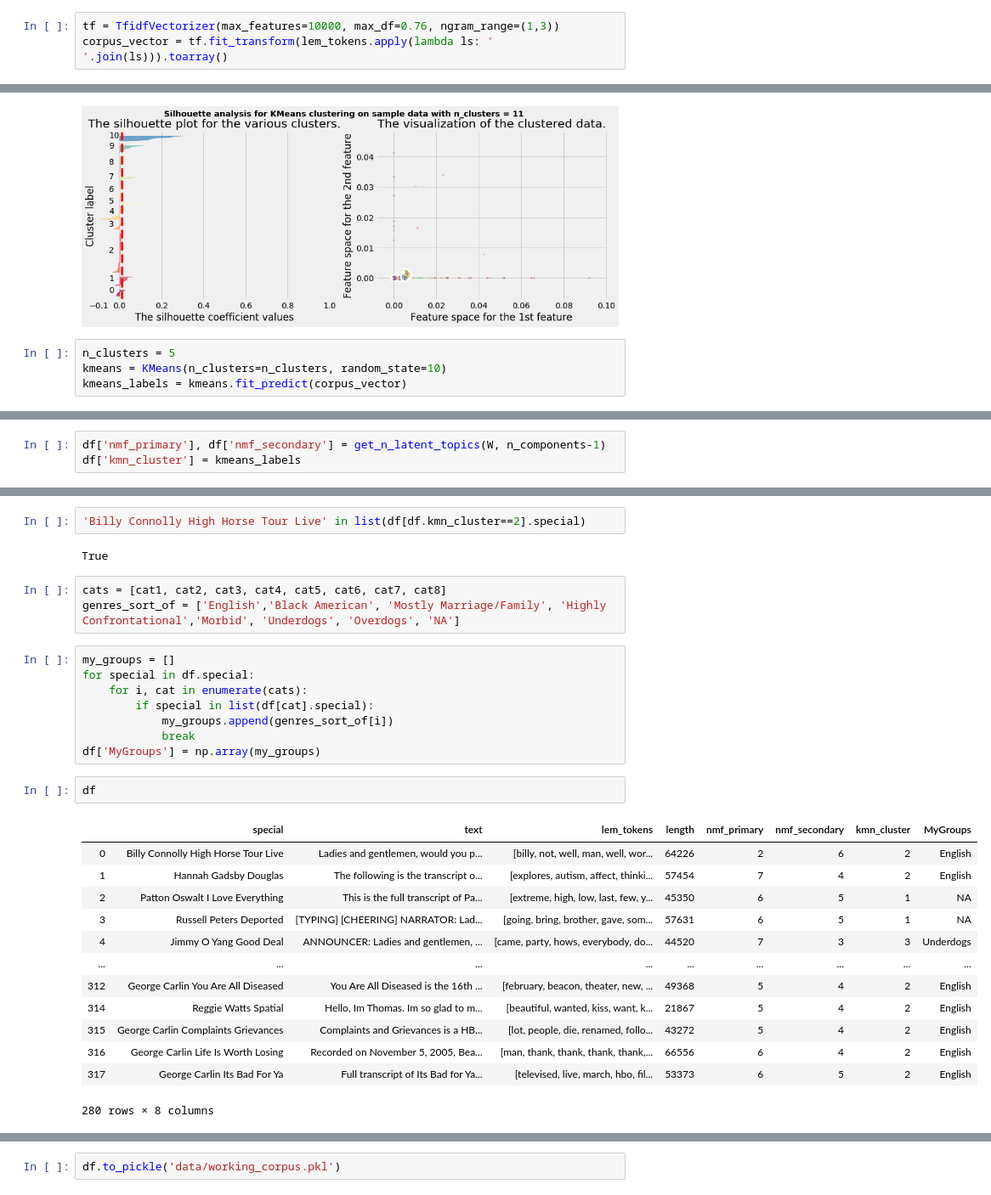
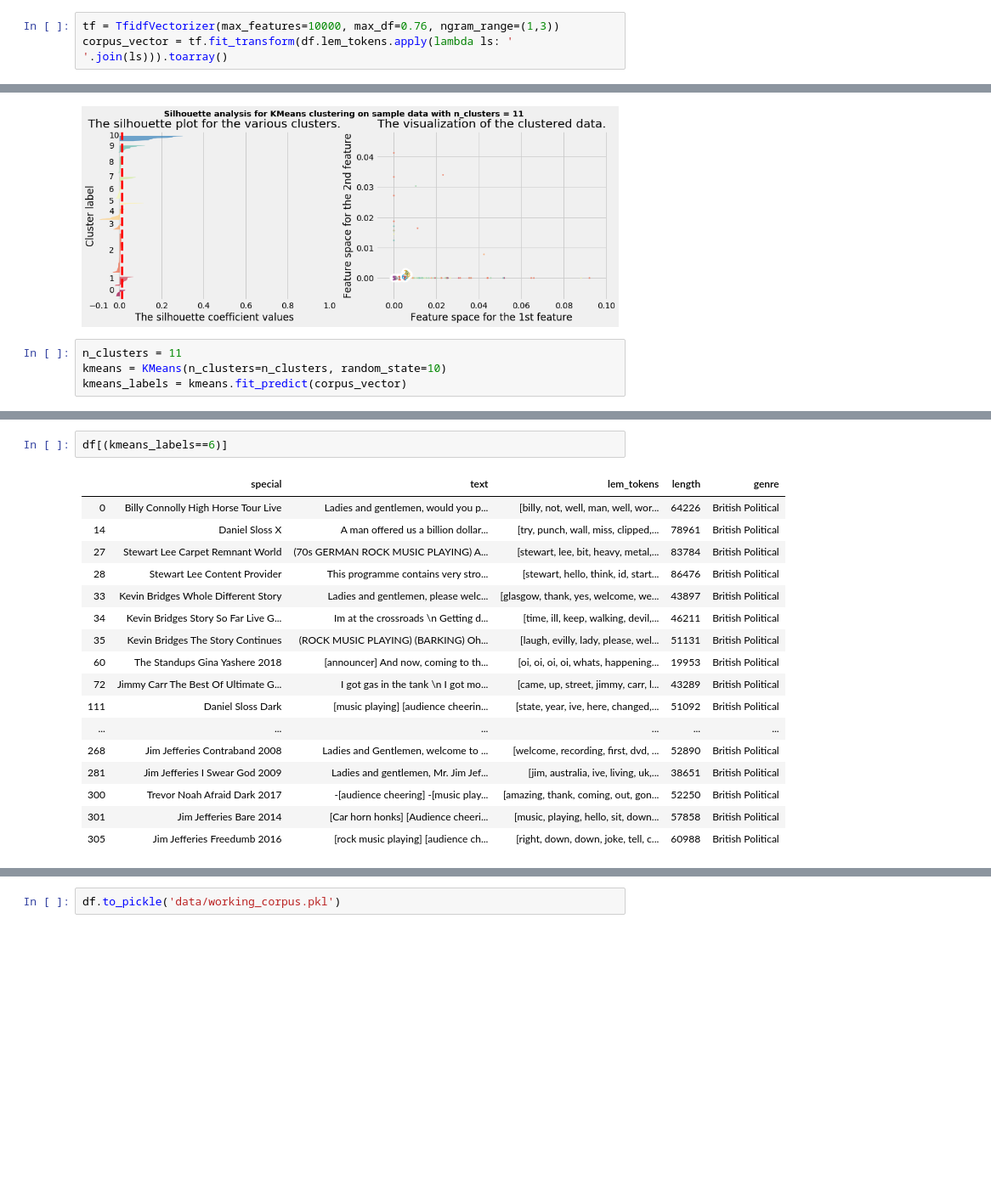
Before and after one commit to isaac-campbell-smith/Comedy_of_Errors, a Jupyter notebook: Clustering_Analysis.ipynb, the cells around one changed output, grey strips where cells are left out. Shown: that part at 85% size. Cells and saved outputs as stored; diff of their text form; blank space fills up the shorter version.

Commit message:
improved groups

```diff
--- a/Clustering_Analysis.ipynb
+++ b/Clustering_Analysis.ipynb
@@ -35,7 +35,7 @@ lem_tokens = lemmatize_tokens(df['text'])
 df['lem_tokens'] = lem_tokens
 # %%
 tf = TfidfVectorizer(max_features=10000, max_df=0.76, ngram_range=(1,3))
-corpus_vector = tf.fit_transform(lem_tokens.apply(lambda ls: ' '.join(ls))).toarray()
+corpus_vector = tf.fit_transform(df.lem_tokens.apply(lambda ls: ' '.join(ls))).toarray()
 # %%
 knife_graph(corpus_vector, range(2,12))
 plt.show()
@@ -61,7 +61,7 @@ For n_clusters = 11 The average silhouette_score is : 0.012934715039213987
 [figure]
 [figure]
 # %%
-n_clusters = 5
+n_clusters = 11
 kmeans = KMeans(n_clusters=n_clusters, random_state=10)
 kmeans_labels = kmeans.fit_predict(corpus_vector)
 # %%
@@ -102,6 +110,3 @@ Topic 7:
 fuckin, craig, dude, dog, louis, gay, wife, goin, shite, yacht, ron, motherfucker, da club, em, tiger, nazi, um, somebody, scottish, anyway, wee, pumpkin, kevin, dick, hollywood, pope, mate, tryin, do ...
 Topic 8:
 dick, mom, dude, um, pussy, gay, anthony, porn, cheer, suck, cunt, dog, girlfriend, bitch, parent, pregnant, vagina, penis, chuckle, boyfriend, fat, jesus, asshole, awesome, gun, blow, movie, asian, d ...
-# %%
-df['nmf_primary'], df['nmf_secondary'] = get_n_latent_topics(W, n_components-1)
-df['kmn_cluster'] = kmeans_labels
@@ -139,31 +113,20 @@ df[(~df.special.isin(my_list))]
-# %%
-'Billy Connolly High Horse Tour Live' in list(df[df.kmn_cluster==2].special)
-# %% [output]
-True
-# %%
-cats = [cat1, cat2, cat3, cat4, cat5, cat6, cat7, cat8]
-genres_sort_of = ['English','Black American', 'Mostly Marriage/Family', 'Highly Confrontational','Morbid', 'Underdogs', 'Overdogs', 'NA']
-# %%
-my_groups = []
-for special in df.special:
-    for i, cat in enumerate(cats):
-        if special in list(df[cat].special):
-            my_groups.append(genres_sort_of[i])
-            break
-df['MyGroups'] = np.array(my_groups)
 # %%
-df
+df[(kmeans_labels==6)]
 # %% [output]
-|  | special | text | lem_tokens | length | nmf_primary | nmf_secondary | kmn_cluster | MyGroups |
-| 0 | Billy Connolly High Horse Tour Live | Ladies and gentlemen, would you p... | [billy, not, well, man, well, wor... | 64226 | 2 | 6 | 2 | English |
-| 1 | Hannah Gadsby Douglas | The following is the transcript o... | [explores, autism, affect, thinki... | 57454 | 7 | 4 | 2 | English |
-| 2 | Patton Oswalt I Love Everything | This is the full transcript of Pa... | [extreme, high, low, last, few, y... | 45350 | 6 | 5 | 1 | NA |
-| 3 | Russell Peters Deported | [TYPING] [CHEERING] NARRATOR: Lad... | [going, bring, brother, gave, som... | 57631 | 6 | 5 | 1 | NA |
-| 4 | Jimmy O Yang Good Deal | ANNOUNCER: Ladies and gentlemen, ... | [came, party, hows, everybody, do... | 44520 | 7 | 3 | 3 | Underdogs |
-| ... | ... | ... | ... | ... | ... | ... | ... | ... |
-| 312 | George Carlin You Are All Diseased | You Are All Diseased is the 16th ... | [february, beacon, theater, new, ... | 49368 | 5 | 4 | 2 | English |
-| 314 | Reggie Watts Spatial | Hello, Im Thomas. Im so glad to m... | [beautiful, wanted, kiss, want, k... | 21867 | 5 | 4 | 2 | English |
-| 315 | George Carlin Complaints Grievances | Complaints and Grievances is a HB... | [lot, people, die, renamed, follo... | 43272 | 5 | 4 | 2 | English |
-| 316 | George Carlin Life Is Worth Losing | Recorded on November 5, 2005, Bea... | [man, thank, thank, thank, thank,... | 66556 | 6 | 4 | 2 | English |
-| 317 | George Carlin Its Bad For Ya | Full transcript of Its Bad for Ya... | [televised, live, march, hbo, fil... | 53373 | 6 | 5 | 2 | English |
+|  | special | text | lem_tokens | length | genre |
+| 0 | Billy Connolly High Horse Tour Live | Ladies and gentlemen, would you p... | [billy, not, well, man, well, wor... | 64226 | British Political |
+| 14 | Daniel Sloss X | A man offered us a billion dollar... | [try, punch, wall, miss, clipped,... | 78961 | British Political |
+| 27 | Stewart Lee Carpet Remnant World | (70s GERMAN ROCK MUSIC PLAYING) A... | [stewart, lee, bit, heavy, metal,... | 83784 | British Political |
+| 28 | Stewart Lee Content Provider | This programme contains very stro... | [stewart, hello, think, id, start... | 86476 | British Political |
+| 33 | Kevin Bridges Whole Different Story | Ladies and gentlemen, please welc... | [glasgow, thank, yes, welcome, we... | 43897 | British Political |
+| 34 | Kevin Bridges Story So Far Live G... | Im at the crossroads \n Getting d... | [time, ill, keep, walking, devil,... | 46211 | British Political |
+| 35 | Kevin Bridges The Story Continues | (ROCK MUSIC PLAYING) (BARKING) Oh... | [laugh, evilly, lady, please, wel... | 51131 | British Political |
+| 60 | The Standups Gina Yashere 2018 | [announcer] And now, coming to th... | [oi, oi, oi, oi, whats, happening... | 19953 | British Political |
+| 72 | Jimmy Carr The Best Of Ultimate G... | I got gas in the tank \n I got mo... | [came, up, street, jimmy, carr, l... | 43289 | British Political |
+| 111 | Daniel Sloss Dark | [music playing] [audience cheerin... | [state, year, ive, here, changed,... | 51092 | British Political |
+| ... | ... | ... | ... | ... | ... |
+| 268 | Jim Jefferies Contraband 2008 | Ladies and Gentlemen, welcome to ... | [welcome, recording, first, dvd, ... | 52890 | British Political |
+| 281 | Jim Jefferies I Swear God 2009 | Ladies and gentlemen, Mr. Jim Jef... | [jim, australia, ive, living, uk,... | 38651 | British Political |
+| 300 | Trevor Noah Afraid Dark 2017 | -[audience cheering] -[music play... | [amazing, thank, coming, out, gon... | 52250 | British Political |
+| 301 | Jim Jefferies Bare 2014 | [Car horn honks] [Audience cheeri... | [music, playing, hello, sit, down... | 57858 | British Political |
+| 305 | Jim Jefferies Freedumb 2016 | [rock music playing] [audience ch... | [right, down, down, joke, tell, c... | 60988 | British Political |
-280 rows × 8 columns
```
Also changed, not shown: parts of 14 cells of this notebook, 1 other file.
